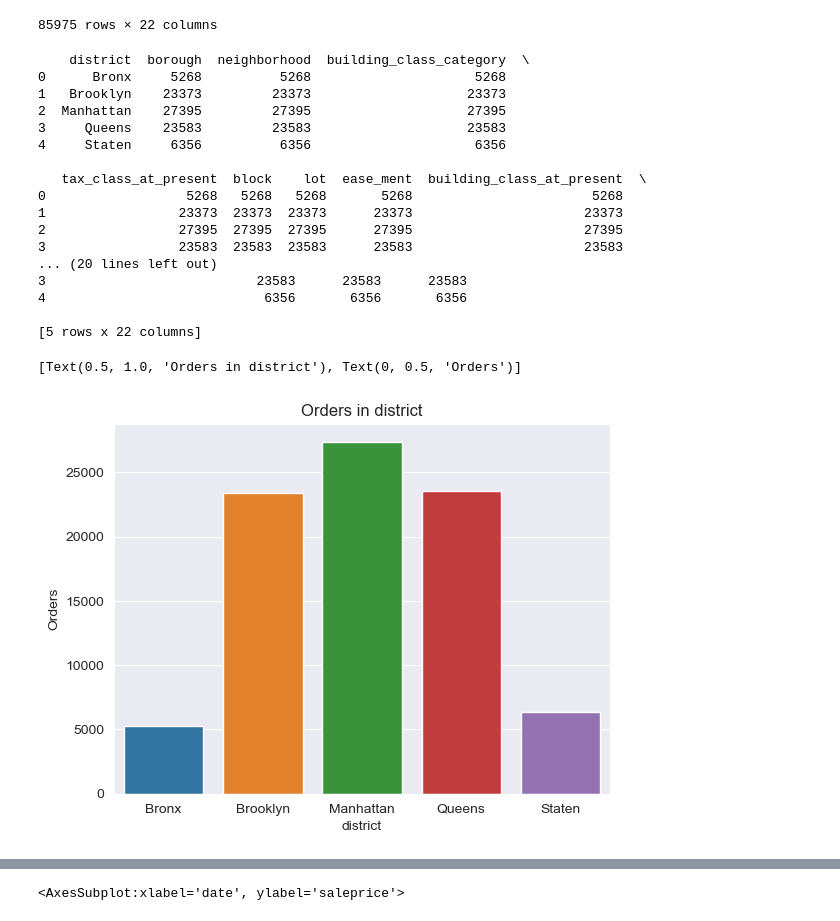
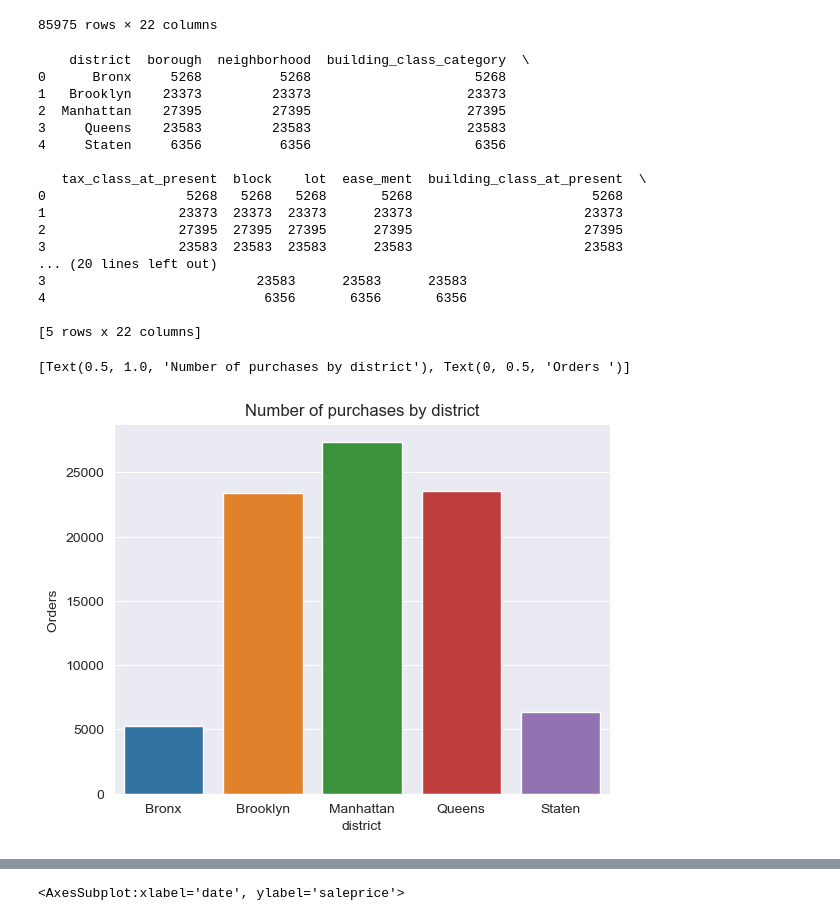
Before and after one commit to Spirit-Hat/DSML, a Jupyter notebook: lab2/lab2.ipynb, the cells around one changed output, grey strips where cells are left out. Drawn from its saved outputs; the diff is of its cells as text; code cells hidden in the pictures.

```diff
--- a/lab2/lab2.ipynb
+++ b/lab2/lab2.ipynb
@@ -63,32 +63,32 @@ data
 # %%
 district_data_order = data.groupby(["district"], as_index=False).count()
 print(district_data_order)
 
 ax = sns.barplot(data=district_data_order,
                  x=district_data_order.district,
                  y=district_data_order.borough,
                  )
-ax.set(title= "Orders in district" , ylabel="Orders")
+ax.set(title= "Number of purchases by district" , ylabel="Orders ")
 # %% [output]
     district  borough  neighborhood  building_class_category  \
 0      Bronx     5268          5268                     5268
 1   Brooklyn    23373         23373                    23373
 2  Manhattan    27395         27395                    27395
 3     Queens    23583         23583                    23583
 4     Staten     6356          6356                     6356
 
    tax_class_at_present  block    lot  ease_ment  building_class_at_present  \
 0                  5268   5268   5268       5268                       5268
 1                 23373  23373  23373      23373                      23373
 2                 27395  27395  27395      27395                      27395
 3                 23583  23583  23583      23583                      23583
 ... (20 lines left out)
 3                           23583      23583      23583
 4                            6356       6356       6356
 
 [5 rows x 22 columns]
-[Text(0.5, 1.0, 'Orders in district'), Text(0, 0.5, 'Orders')]
+[Text(0.5, 1.0, 'Number of purchases by district'), Text(0, 0.5, 'Orders ')]
-[figure, old version]
+[figure, new version]
 # %%
 sum_data_order = data.groupby(["district"], as_index=False).sum()
 print("district: {},\n earnings$:{}" .format(sum_data_order.district.to_list() , sum_data_order.saleprice.to_list() ))
```
Also changed, not shown: parts of 5 cells of this notebook.
